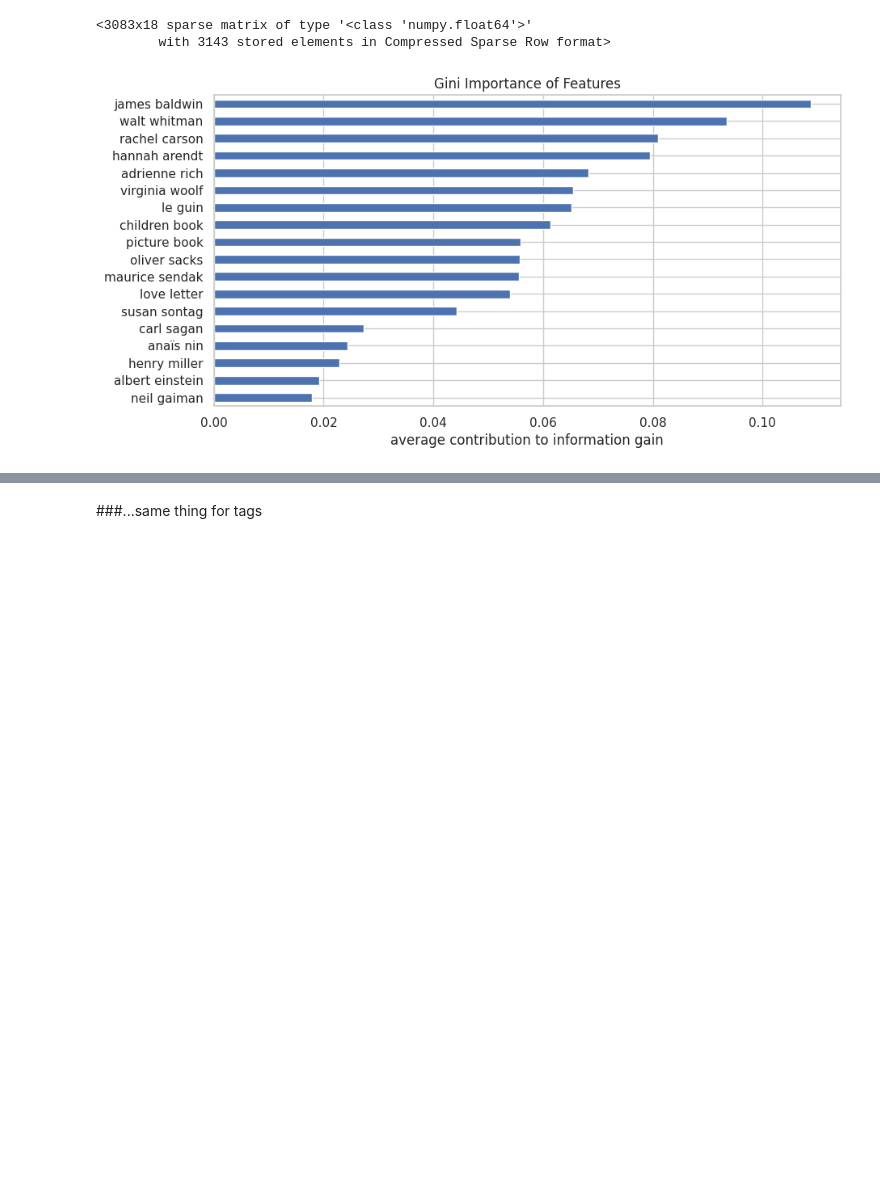
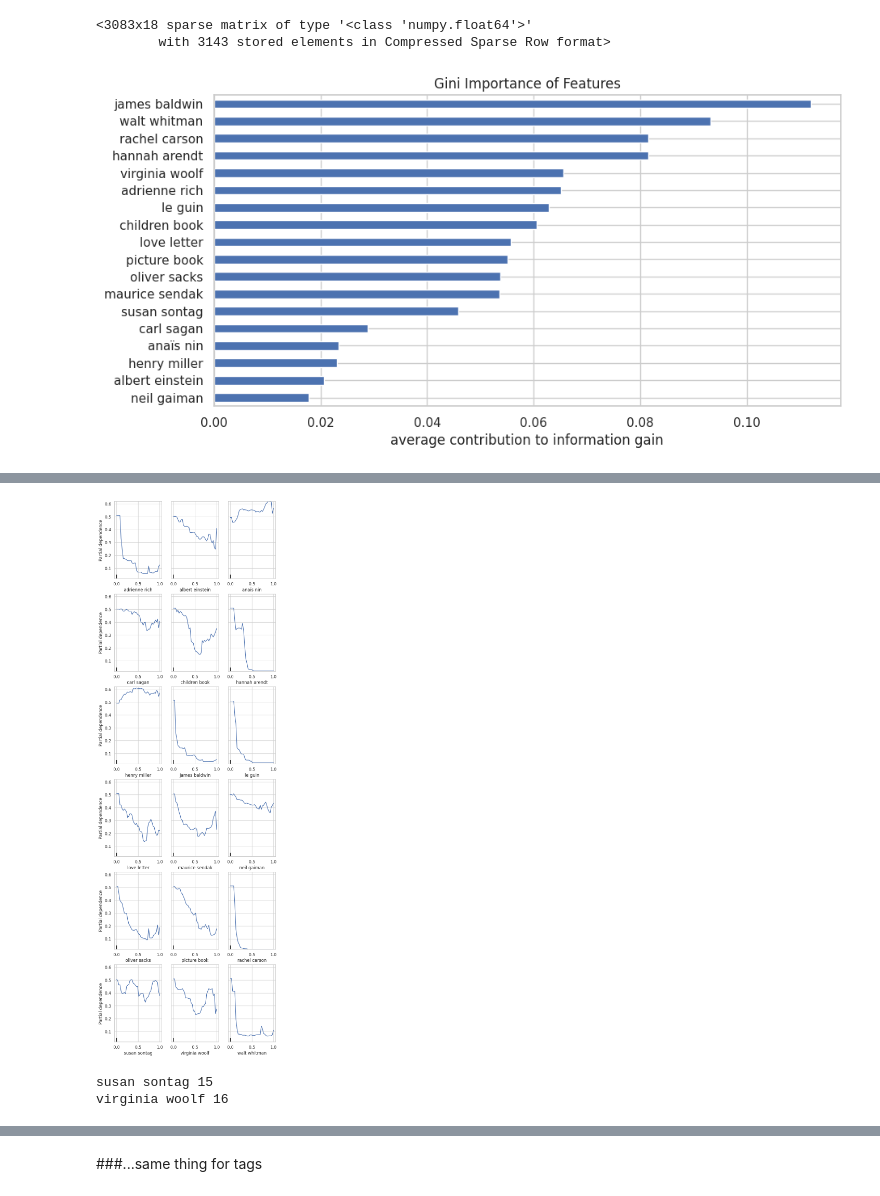
Before and after one commit to konstanzer/brainpickings-nlp, a Jupyter notebook: brain_pickings_NLP1.ipynb, the cells around one changed output, grey strips where cells are left out. Drawn from its saved outputs; the diff is of its cells as text; code cells hidden in the pictures; blank space fills up the shorter version.

```diff
--- a/brain_pickings_NLP1.ipynb
+++ b/brain_pickings_NLP1.ipynb
@@ -108,15 +108,13 @@ Partial dependency plots showed about a dozen good classifiers for new articles
 X_train, X_test, y_train, y_test = train_test_split(articles, y, test_size=0.2, stratify=y, random_state=36)
 
 stop_words = list(stopwords.words('english')) + ['public', 'complement', 'calls', 'human', 'available', 'century', 'new', 'particular', 'really',
-               'makes', 'first', 'something', 'around', 'even', 'would', 'us', 'two', 'five', 'one', 'york', 'books',
-               'later', 'long', 'work', 'little', 'brain', 'states', 'life', 'black', 'click', 'also', 'day', 'letters',
-               'art', 'prize', 'deal', 'human', 'calls', 'ursula', 'parts', 'year', 'years', 'process', 'mind']
+               'makes', 'first', 'something', 'around', 'even', 'would', 'us', 'two', 'five', 'one', 'york', 'books', 'else', 'titled', 'sense',
+               'later', 'long', 'work', 'little', 'brain', 'states', 'life', 'black', 'click', 'also', 'day', 'letters', 'entirety', 'published',
+               'art', 'prize', 'deal', 'human', 'calls', 'ursula', 'parts', 'year', 'years', 'process', 'mind', 'else']
 
 #chose metrics based on crossval scores
 tfidf = TfidfVectorizer(min_df=.04, max_df=.75, stop_words=stop_words, ngram_range=(2,2))
 X_train = tfidf.fit_transform(X_train)
-
-#all of the scikit-learn transformers maintain samples' ordering
 X_train
 # %% [output]
 <3083x18 sparse matrix of type '<class 'numpy.float64'>'
@@ -133,4 +131,13 @@ ax.set_xlabel('average contribution to information gain');
 #plt.savefig("ginibigrams.png")
 #files.download("ginibigrams.png")
 # %% [output]
-[figure, old version]
+[figure, new version]
+# %%
+#pd = predicted probability of class 1, x-axis is tfidf s
+fig, ax = plt.subplots(figsize=(8,27))
+plot_partial_dependence(rf, X_train.A, features=list(range(18)),
+                        feature_names=tfidf.get_feature_names(),
+                        target=1, ax=ax, grid_resolution=40, percentiles=(0, 1));
+plt.savefig("ppd.png")
+files.download("ppd.png")
+# %% [output]
@@ -136,0 +146,7 @@ ax.set_xlabel('average contribution to information gain');
+[figure, added]
+# %%
+for ix, x in enumerate(tfidf.get_feature_names()):
+  if x in ["virginia woolf", "susan sontag"]: print(x, ix)
+# %% [output]
+susan sontag 15
+virginia woolf 16
```
Also changed, not shown: parts of 11 cells of this notebook.
